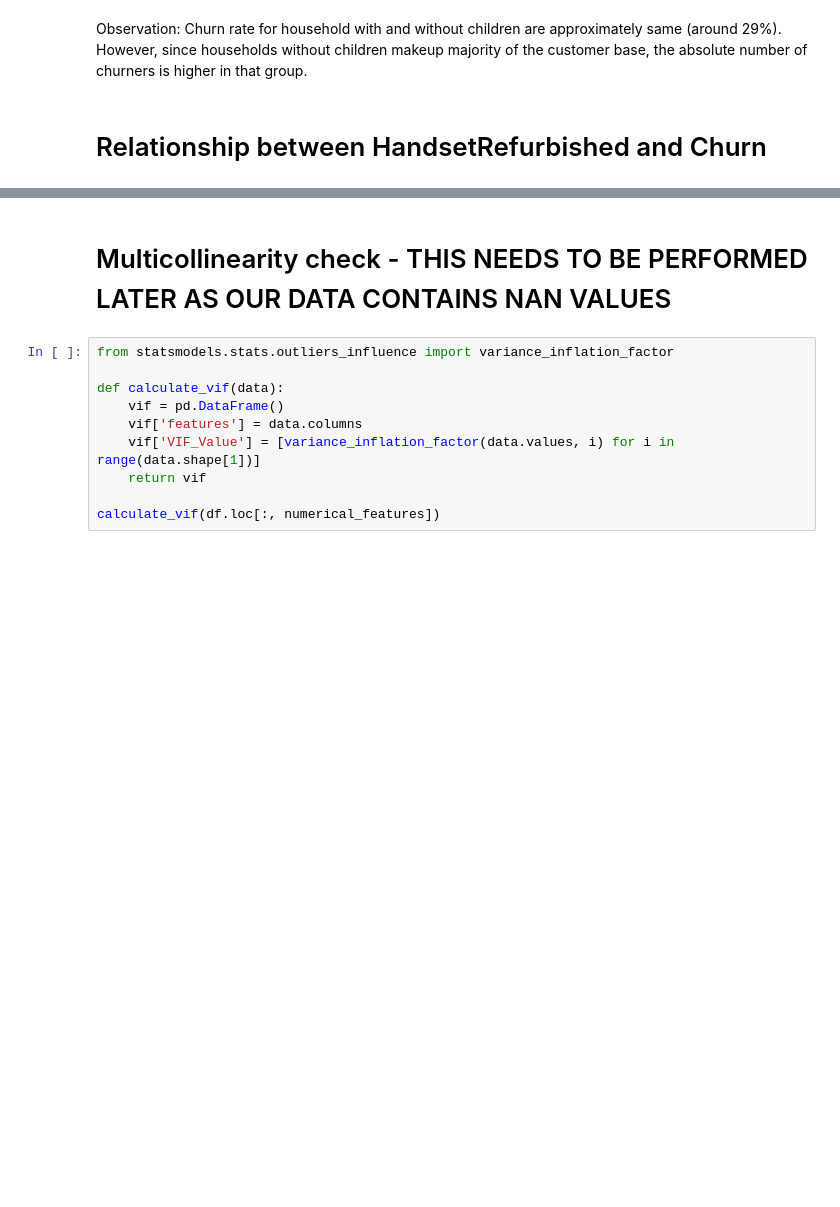
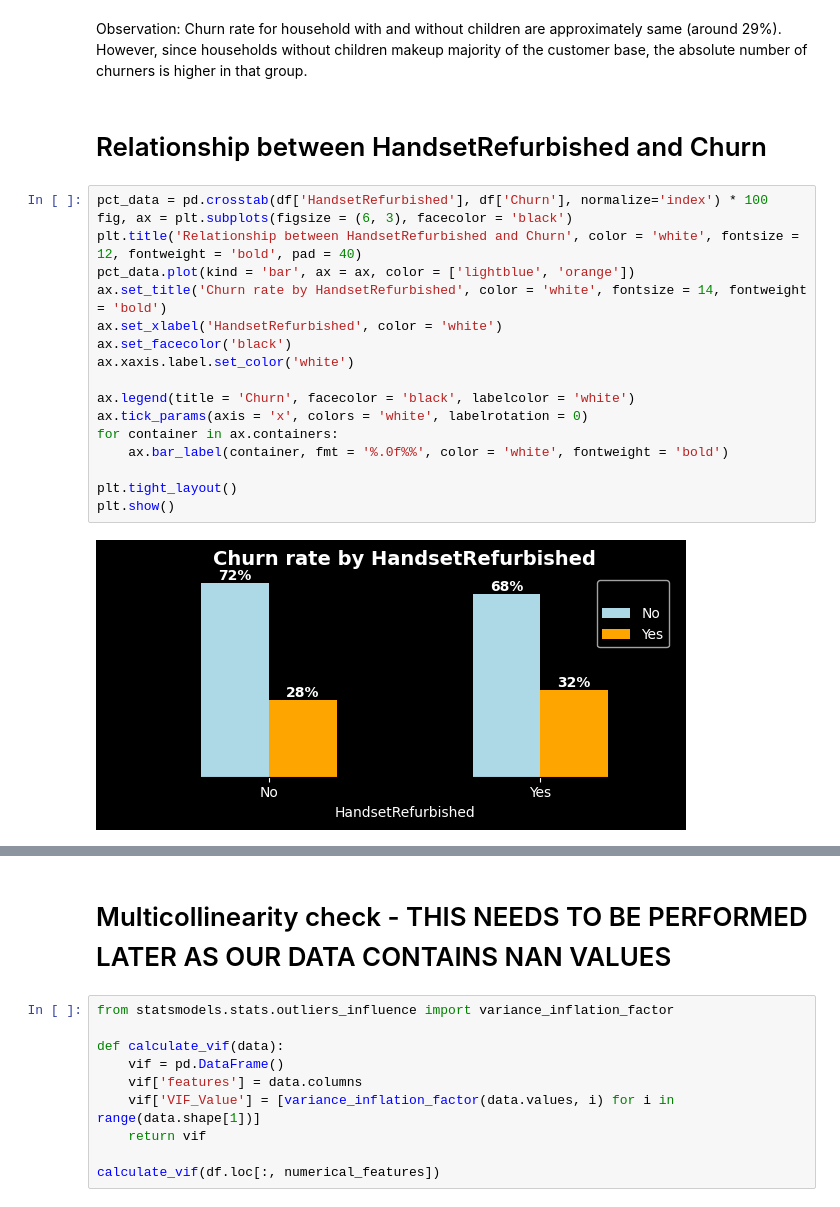
Before and after one commit to Radhika5062/customer_churn_prediction, a Jupyter notebook: eda.ipynb, the cells around one changed output, grey strips where cells are left out. Cells and saved outputs as stored; diff of their text form; blank space fills up the shorter version.

```diff
--- a/eda.ipynb
+++ b/eda.ipynb
@@ -293,3 +440,22 @@ plt.show()
 Observation: Churn rate for household with and without children are approximately same (around 29%). However, since households without children makeup majority of the customer base, the absolute number of churners is higher in that group.
 # %% [markdown]
 # Relationship between HandsetRefurbished and Churn
+# %%
+pct_data = pd.crosstab(df['HandsetRefurbished'], df['Churn'], normalize='index') * 100
+fig, ax = plt.subplots(figsize = (6, 3), facecolor = 'black')
+plt.title('Relationship between HandsetRefurbished and Churn', color = 'white', fontsize = 12, fontweight = 'bold', pad = 40)
+pct_data.plot(kind = 'bar', ax = ax, color = ['lightblue', 'orange'])
+ax.set_title('Churn rate by HandsetRefurbished', color = 'white', fontsize = 14, fontweight = 'bold')
+ax.set_xlabel('HandsetRefurbished', color = 'white')
+ax.set_facecolor('black')
+ax.xaxis.label.set_color('white')
+
+ax.legend(title = 'Churn', facecolor = 'black', labelcolor = 'white')
+ax.tick_params(axis = 'x', colors = 'white', labelrotation = 0)
+for container in ax.containers:
+    ax.bar_label(container, fmt = '%.0f%%', color = 'white', fontweight = 'bold')
+
+plt.tight_layout()
+plt.show()
+# %% [output]
+[figure, added]
```
Also changed, not shown: parts of 16 cells of this notebook.
